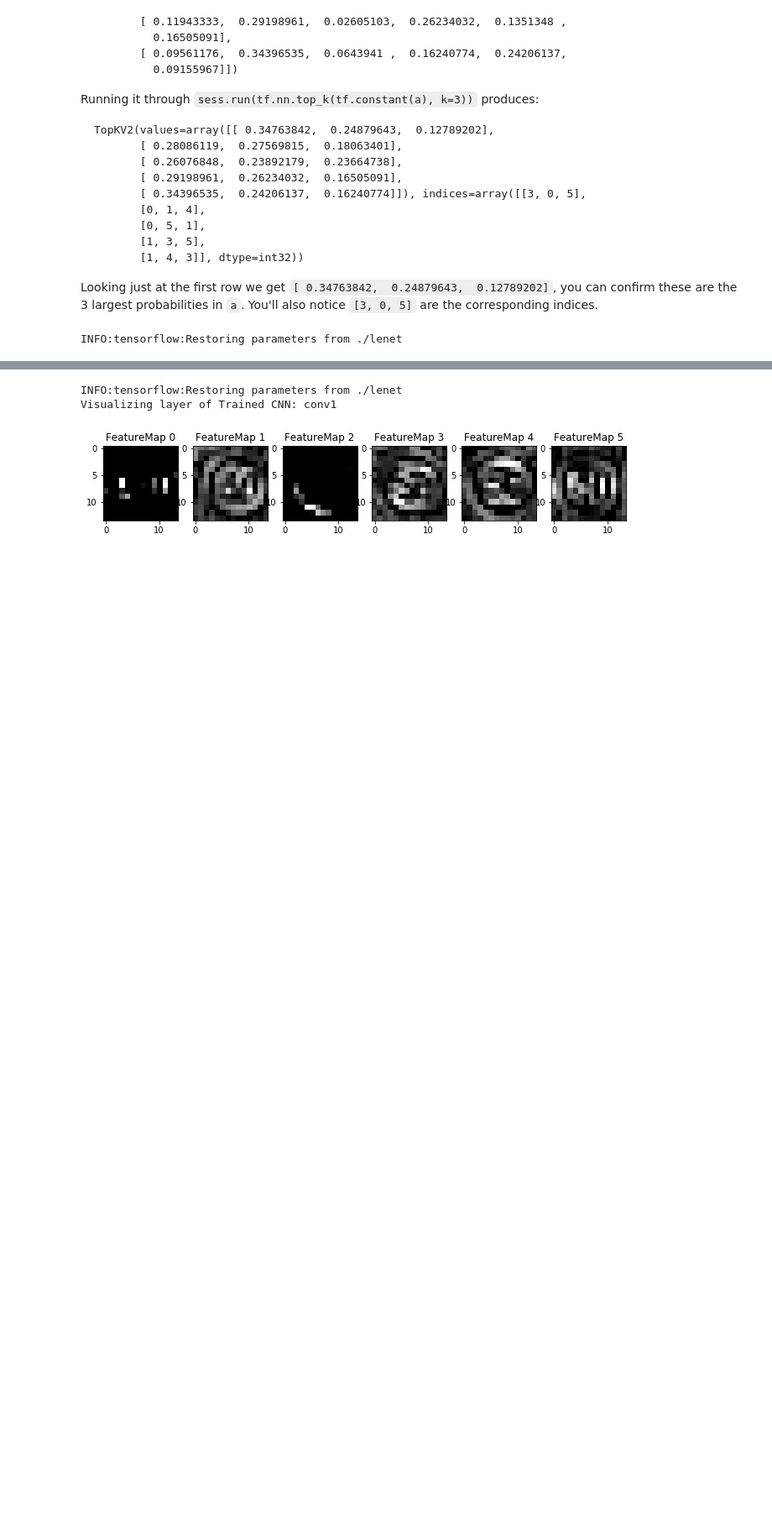
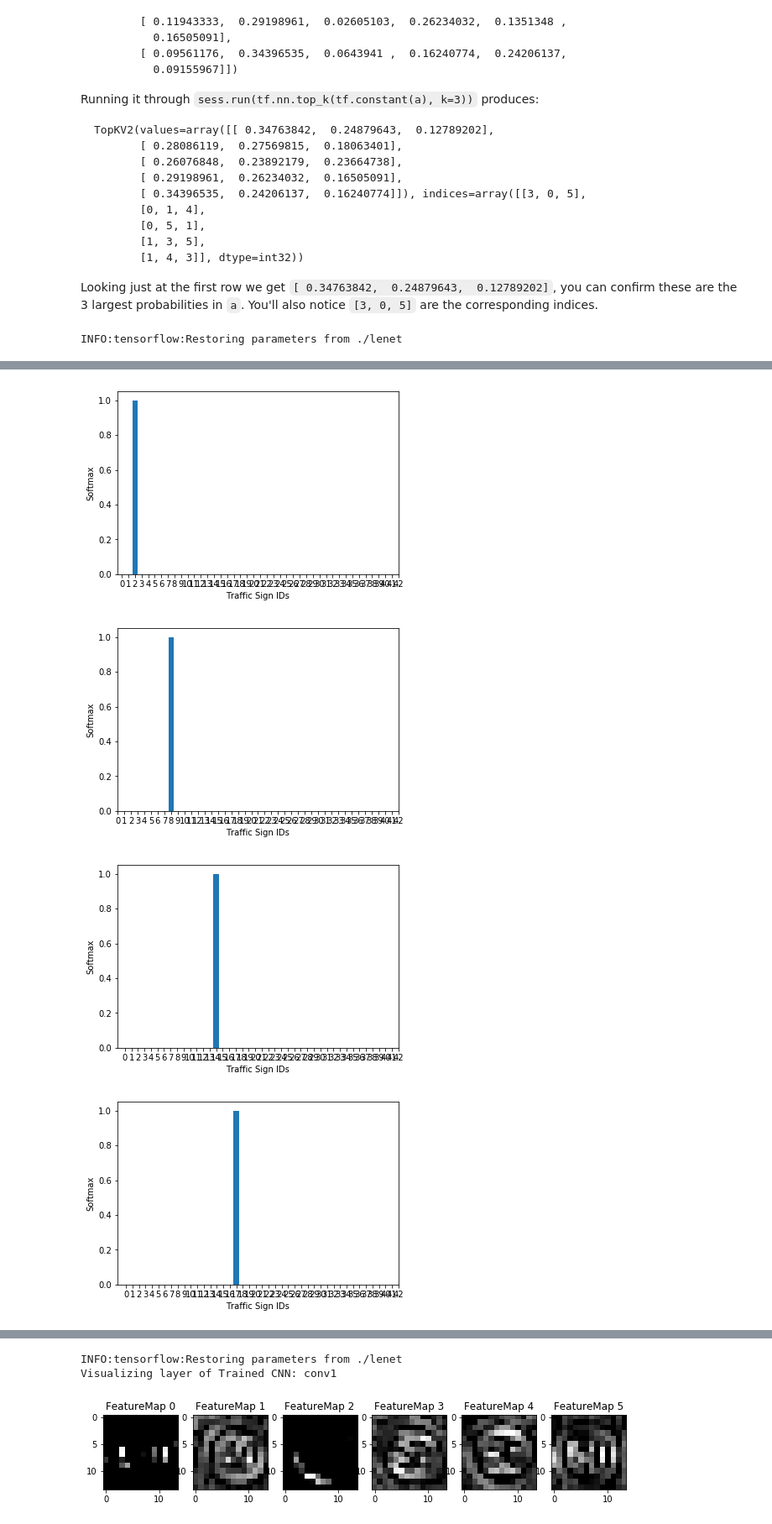
Before and after one commit to LeiLinPARC/CarND_traffic_sign_classification, a Jupyter notebook: Traffic_Sign_Classifier.ipynb, the cells around one changed output, grey strips where cells are left out. Shown: that part at 84% size. Saved outputs shown, nothing was run; the diff lists cells and outputs as text; code cells hidden in the pictures; blank space fills up the shorter version.

```diff
--- a/Traffic_Sign_Classifier.ipynb
+++ b/Traffic_Sign_Classifier.ipynb
@@ -289,7 +289,7 @@ def evaluate(X_data, y_data):
     sess = tf.get_default_session()
     for offset in range(0, num_examples, BATCH_SIZE):
         batch_x, batch_y = X_data[offset:offset+BATCH_SIZE], y_data[offset:offset+BATCH_SIZE]
-        accuracy = sess.run(accuracy_operation, feed_dict={x: batch_x, y: batch_y})
+        accuracy = sess.run(accuracy_operation, feed_dict={x: batch_x, y: batch_y, keep_prob: 1})
         total_accuracy += (accuracy * len(batch_x))
     return total_accuracy / num_examples
 # %% [markdown]
@@ -303,13 +303,17 @@ sets imply underfitting. A high accuracy on the training set but low accuracy on
 ### Once a final model architecture is selected,
 ### the accuracy on the test set should be calculated and reported as well.
 ### Feel free to use as many code cells as needed.
-EPOCHS = 100
+EPOCHS = 200
 BATCH_SIZE = 16
 best_val = 0
+early_stop_th = 5
+k = 0
+last_val = 0
 
 with tf.Session() as sess:
     sess.run(tf.global_variables_initializer())
     num_examples = len(X_train)
+
 
     print("Training...")
     print()
@@ -318,18 +322,28 @@ with tf.Session() as sess:
         for offset in range(0, num_examples, BATCH_SIZE):
             end = offset + BATCH_SIZE
             batch_x, batch_y = X_train[offset:end], y_train[offset:end]
-            sess.run(training_operation, feed_dict={x: batch_x, y: batch_y})
+            sess.run(training_operation, feed_dict={x: batch_x, y: batch_y, keep_prob: 0.5})
 
         validation_accuracy = evaluate(X_valid, y_valid)
 
         print("EPOCH {} ...".format(i+1))
         print("Validation Accuracy = {:.3f}".format(validation_accuracy))
 
-        if validation_accuracy > best_val:
-            best_val = validation_accuracy
-            saver.save(sess, './lenet')
-            print("Found a better Model and saved!!")
-        print()
+
+        if validation_accuracy > last_val:
+            if validation_accuracy > best_val:
+                best_val = validation_accuracy
+                saver.save(sess, './lenet')
+                print("Found a better Model and saved!!")
+            k = 0
+        else:
+            k += 1
+
+        last_val = validation_accuracy
+        if k >= early_stop_th:
+            print ('early stopping...')
+            break
+        #print()
 
     print("best validation accuracy is ", best_val)
 # %% [output]
@@ -503 +527,13 @@ TopKV2(values=array([[  1.00000000e+00,   8.25672494e-20,   1.21157593e-36,
        [33,  0,  1,  2,  3]], dtype=int32))
+# %%
+for i in range (7):
+    ax = plt.bar(TopKV2.indices[i,], TopKV2.values[i,])
+    plt.xticks(range(43))
+    plt.xlabel('Traffic Sign IDs')
+    plt.ylabel('Softmax')
+    plt.show()
+# %% [output]
+[figure, added]
+[figure, added]
+[figure, added]
+[figure, added]
```
Also changed, not shown: parts of 7 cells of this notebook, 5 other files.
